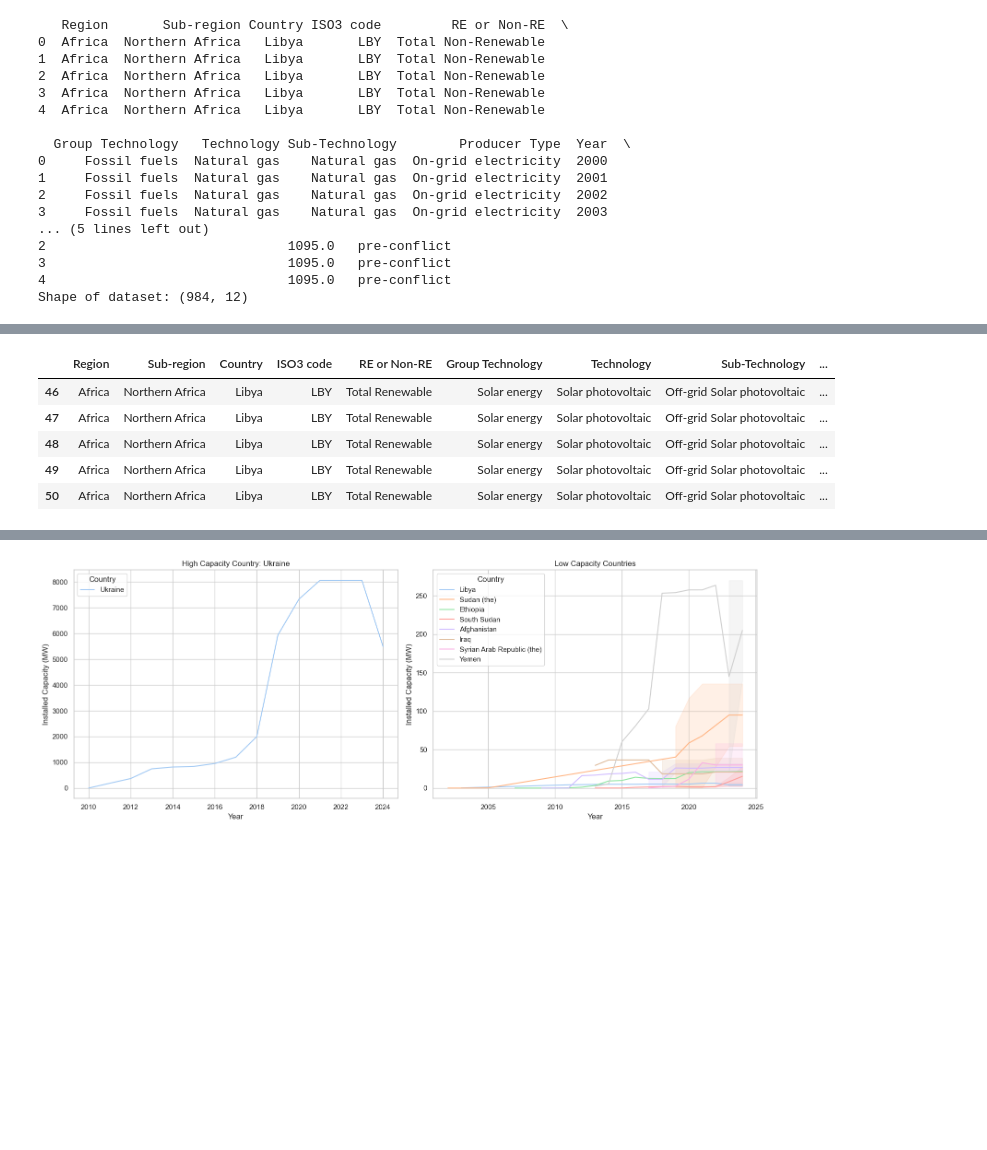
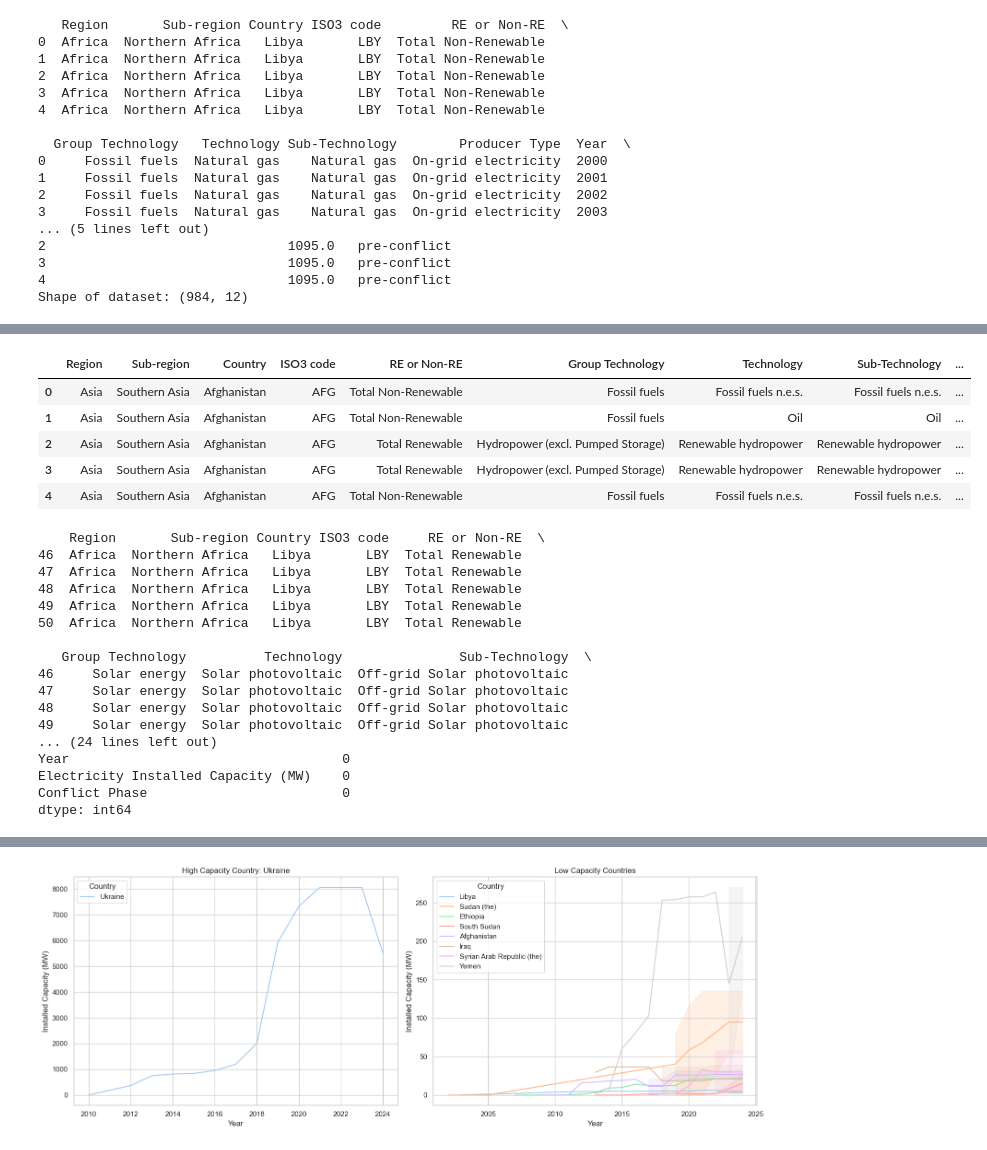
Before and after one commit to MIT-Emerging-Talent/ET6-CDSP-group-08-repo, a Jupyter notebook: 4_data_analysis/phases_analysis.ipynb, the cells around one changed output, grey strips where cells are left out. Cells and saved outputs as stored; diff of their text form; code cells hidden in the pictures; blank space fills up the shorter version.

```diff
--- a/4_data_analysis/phases_analysis.ipynb
+++ b/4_data_analysis/phases_analysis.ipynb
@@ -82,15 +115,38 @@ Shape of dataset: (984, 12)
+# %%
+# 5. Sort the dataframe by Country and Year
+df = df.sort_values(by=["Country", "Year"]).reset_index(drop=True)
+df.head()
+# %% [output]
+|  | Region | Sub-region | Country | ISO3 code | RE or Non-RE | Group Technology | Technology | Sub-Technology | ... |
+| 0 | Asia | Southern Asia | Afghanistan | AFG | Total Non-Renewable | Fossil fuels | Fossil fuels n.e.s. | Fossil fuels n.e.s. | ... |
+| 1 | Asia | Southern Asia | Afghanistan | AFG | Total Non-Renewable | Fossil fuels | Oil | Oil | ... |
+| 2 | Asia | Southern Asia | Afghanistan | AFG | Total Renewable | Hydropower (excl. Pumped Storage) | Renewable hydropower | Renewable hydropower | ... |
+| 3 | Asia | Southern Asia | Afghanistan | AFG | Total Renewable | Hydropower (excl. Pumped Storage) | Renewable hydropower | Renewable hydropower | ... |
+| 4 | Asia | Southern Asia | Afghanistan | AFG | Total Non-Renewable | Fossil fuels | Fossil fuels n.e.s. | Fossil fuels n.e.s. | ... |
 # %%
-# 4. SOLAR ENERGY DATAFRAME
+# 6. SOLAR ENERGY DATAFRAME
 solar_df = df[
     df["RE or Non-RE"].str.contains("Total Renewable", case=False, na=False)
     & df["Group Technology"].str.contains("Solar energy", case=False, na=False)
 ].copy()
 
-solar_df.head()
+print (solar_df.head())
+print(solar_df.isnull().sum())
 # %% [output]
-|  | Region | Sub-region | Country | ISO3 code | RE or Non-RE | Group Technology | Technology | Sub-Technology | ... |
-| 46 | Africa | Northern Africa | Libya | LBY | Total Renewable | Solar energy | Solar photovoltaic | Off-grid Solar photovoltaic | ... |
-| 47 | Africa | Northern Africa | Libya | LBY | Total Renewable | Solar energy | Solar photovoltaic | Off-grid Solar photovoltaic | ... |
-| 48 | Africa | Northern Africa | Libya | LBY | Total Renewable | Solar energy | Solar photovoltaic | Off-grid Solar photovoltaic | ... |
-| 49 | Africa | Northern Africa | Libya | LBY | Total Renewable | Solar energy | Solar photovoltaic | Off-grid Solar photovoltaic | ... |
-| 50 | Africa | Northern Africa | Libya | LBY | Total Renewable | Solar energy | Solar photovoltaic | Off-grid Solar photovoltaic | ... |
+    Region       Sub-region Country ISO3 code     RE or Non-RE  \
+46  Africa  Northern Africa   Libya       LBY  Total Renewable
+47  Africa  Northern Africa   Libya       LBY  Total Renewable
+48  Africa  Northern Africa   Libya       LBY  Total Renewable
+49  Africa  Northern Africa   Libya       LBY  Total Renewable
+50  Africa  Northern Africa   Libya       LBY  Total Renewable
+
+   Group Technology          Technology               Sub-Technology  \
+46     Solar energy  Solar photovoltaic  Off-grid Solar photovoltaic
+47     Solar energy  Solar photovoltaic  Off-grid Solar photovoltaic
+48     Solar energy  Solar photovoltaic  Off-grid Solar photovoltaic
+49     Solar energy  Solar photovoltaic  Off-grid Solar photovoltaic
+... (24 lines left out)
+Year                                   0
+Electricity Installed Capacity (MW)    0
+Conflict Phase                         0
+dtype: int64
```
Also changed, not shown: parts of 2 cells of this notebook, 2 other files.
